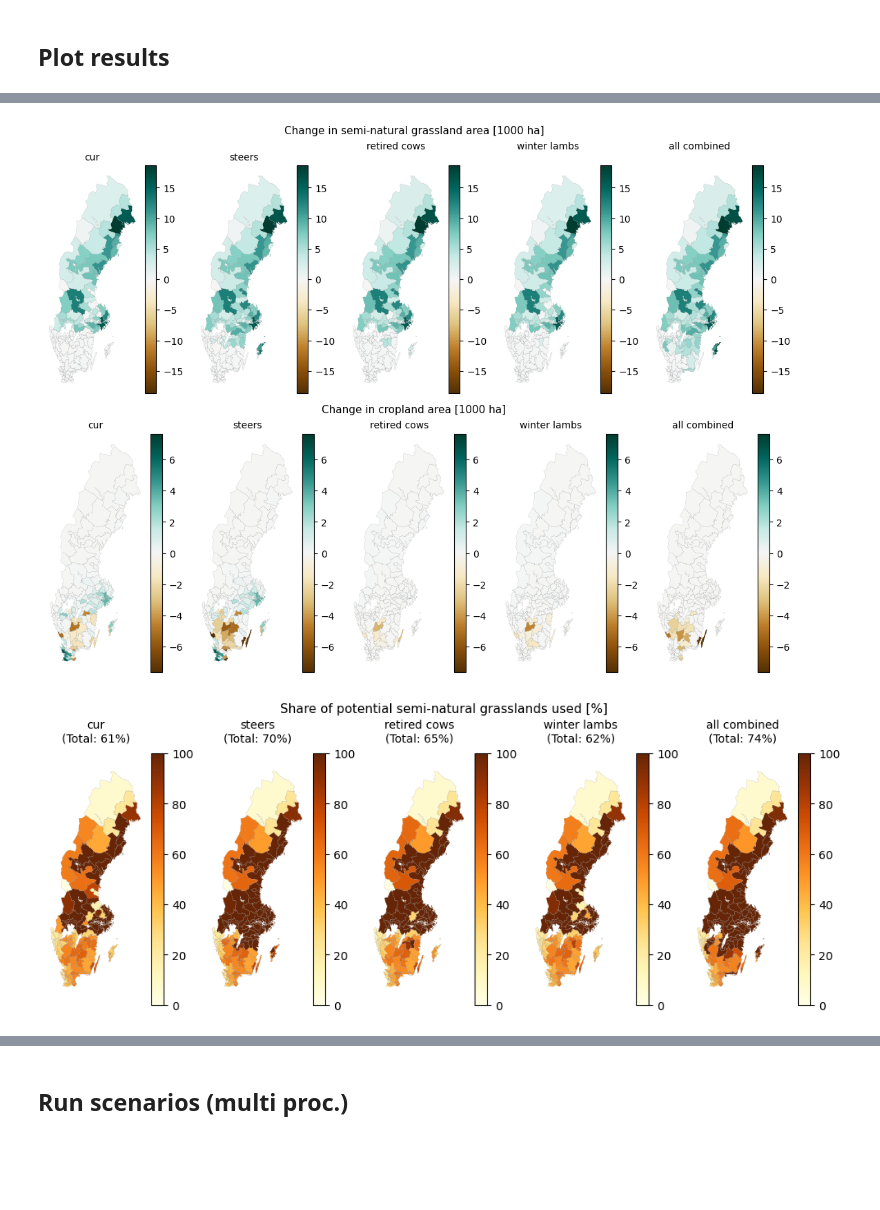
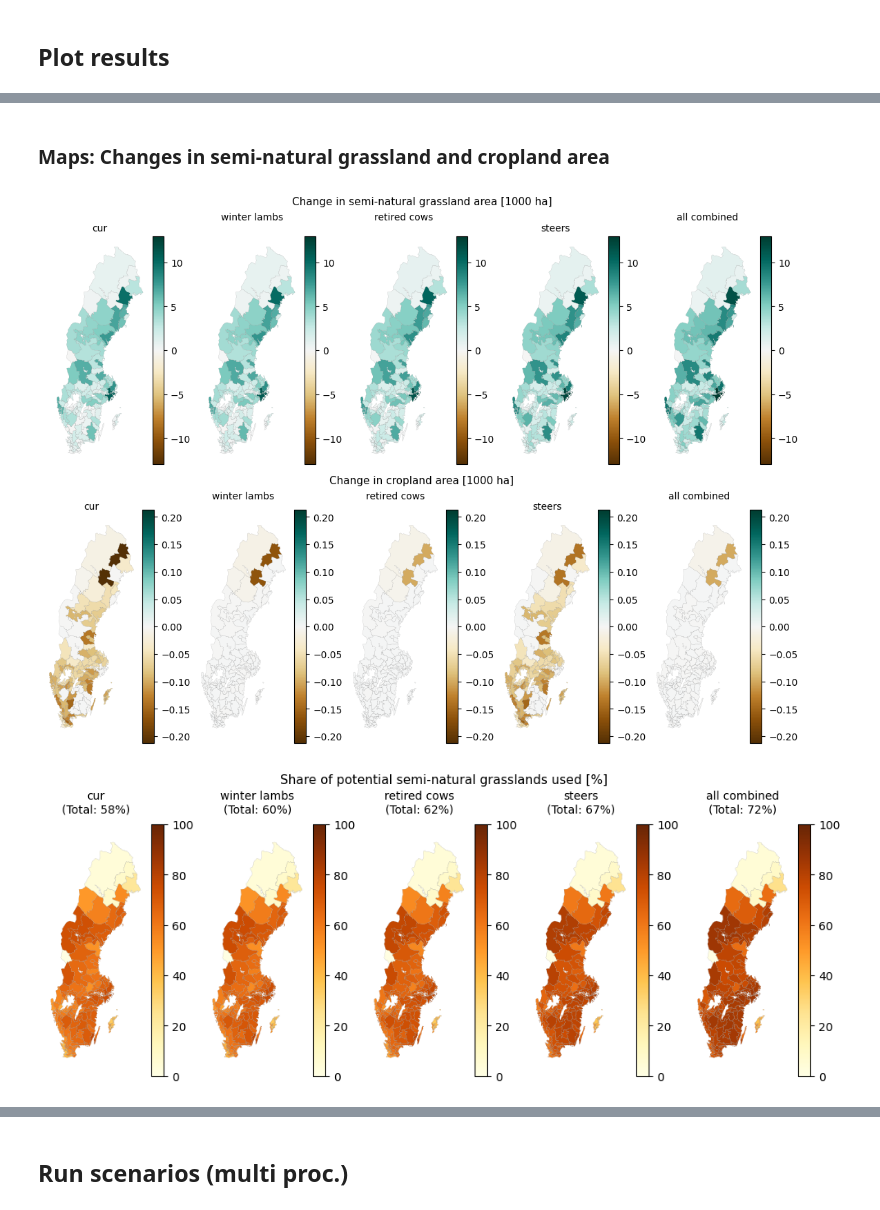
Before and after one commit to karlssonjo/seminatgrass, a Jupyter notebook: CIBUSmod_run.ipynb, the cells around one changed output, grey strips where cells are left out. Drawn from its saved outputs; the diff is of its cells as text; code cells hidden in the pictures; blank space fills up the shorter version.

```diff
--- a/CIBUSmod_run.ipynb
+++ b/CIBUSmod_run.ipynb
@@ -108,7 +108,7 @@ map_style_div = {
 }
 
 # Get final iteration of each scenario
-scn_final = [(scn, '110' if '110' in years else '0') for scn, years in session.scenarios('has output').items()]
+scn_final = [(scn, '100' if '100' in years else '0') for scn, years in session.scenarios('has output').items()]
 
 rename_years = {
     '0' : '',
@@ -439,0 +352,28 @@ Name: Ley for grazing, dtype: float64
+# %%
+import matplotlib
+
+a0 = session.get_attr('r','x0_crops',{'crop':'land_use', 'region':None}).loc[('baseline','0'), 'semi-natural grasslands']/1000
+a1 = session.get_attr('r','x0_crops',{'crop':'land_use', 'region':None}).loc[('cur','100'), 'semi-natural grasslands']/1000
+y = (
+    (session.get_attr('c','harvest',{'crop':'land_use','region':None})
+    /session.get_attr('c','area',{'crop':'land_use','region':None}))
+    .loc[('baseline','0'),'semi-natural grasslands']
+)/1000
+
+fig, axs = plt.subplots(1,2, figsize=(5,3))
+ax = axs[0]
+cm.plot.map_from_series(a1-a0, cmap='YlGnBu', norm=matplotlib.colors.LogNorm(vmin=1, vmax=50), legend=False, ax=ax)
+cbar = plt.colorbar(ax.collections[0], ax=ax)
+cbar.set_label('Potential semi-natural\ngrasslands [1000 ha]', fontsize=10)
+cbar.set_ticks([1,5,10,50])
+cbar.set_ticklabels(['1','5','10','50'])
+ax.axis('off')
+
+ax=axs[1]
+cm.plot.map_from_series(y, cmap='YlGnBu', ax=ax, legend=False)
+cbar = plt.colorbar(ax.collections[0], ax=ax)
+cbar.set_label('Biomass yield [t DM/ha]', fontsize=10)
+ax.axis('off')
+
+plt.tight_layout
+plt.show()
@@ -440,3 +382,5 @@ Name: Ley for grazing, dtype: float64
+# %% [markdown]
+### Maps: Changes in semi-natural grassland and cropland area
 # %%
 plot_data = (
     session.get_attr('c','area',{'crop':'land_use', 'region':None})
@@ -446,58 +390,51 @@ plot_data = (
     .droplevel('year')
 )/1000
 
+scn_sorted = plot_data.sum(axis=1).sort_values().index
 
 n_scn = len(plot_data)
 lims = plot_data.T.abs().groupby('land_use').max().max(axis=1)
-
-# fig,axs = plot.subplots(plot_data.T.drop('greenhouse'),
-#                         size=(2.5,4), columns='scn', index='land_use', title_fontsize=11,
-#                         plot_fn=plot.map_from_series,
-#                         cmap_zero_midpoint=False, **map_style_div, vmax=8, vmin=-8)
-# for ax in axs.flatten():
-#     ax.axis('off')
-# plt.tight_layout()
-# plt.show()
 
 fig = plt.figure(layout='constrained', figsize=(2.2*n_scn, 8))
 subfigs = fig.subfigures(2, 1, wspace=0.07)
 
 # Semi-natural grasslands
 axs1 = subfigs[0].subplots(1,n_scn)
-for n, scn in enumerate(plot_data.index):
+for n, scn in enumerate(plot_data.sum(axis=1).sort_values().index):
     ax = axs1[n]
     cm.plot.map_from_series(
         plot_data.loc[scn,'semi-natural grasslands'],
         ax = ax,
         vmin=-lims.loc['semi-natural grasslands'],
         # cmap_zero_midpoint='shrink',
         vmax=lims.loc['semi-natural grasslands'],
         **map_style_div
     )
     ax.set_title(scn, size=10)
     ax.axis('off')
 subfigs[0].suptitle('Change in semi-natural grassland area [1000 ha]', size=11)
 
 # Cropland
 axs2 = subfigs[1].subplots(1,n_scn)
 # fig, axs = plt.subplots(1,n_scn, figsize=(2.2*n_scn,4))
-for n, scn in enumerate(plot_data.index):
+for n, scn in enumerate(plot_data.sum(axis=1).sort_values().index):
     ax = axs2[n]
     cm.plot.map_from_series(
         plot_data.loc[scn,'cropland'],
         ax = ax,
         vmin=-lims.loc['cropland'],
         # cmap_zero_midpoint='shrink',
         vmax=lims.loc['cropland'],
         **map_style_div
     )
     ax.set_title(scn, size=10)
     ax.axis('off')
 subfigs[1].suptitle('Change in cropland area [1000 ha]', size=11)
+
 # fig.tight_layout()
 plt.show()
 # %% [output]
-[figure, old version]
+[figure, new version]
 # %%
 sng_use = session.get_attr('c','area',{'crop':'land_use', 'region':None}).loc[scn_final,'semi-natural grasslands']
 sng_pot = session.get_attr('r','max_land_use',['land_use','region']).loc[scn_final,'semi-natural grasslands']
@@ -508,9 +445,10 @@ plot_data = (
     .drop('baseline', level='scn')
     .droplevel('year')
 ) * 100
+scn_sorted = plot_data.sum(axis=1).sort_values().index
 
 fig, axs = plt.subplots(1,len(plot_data), figsize=(10,4))
-for n, scn in enumerate(plot_data.index):
+for n, scn in enumerate(scn_sorted):
     ax = axs[n]
     cm.plot.map_from_series(
         plot_data.loc[scn],
@@ -525,4 +463,4 @@ fig.suptitle('Share of potential semi-natural grasslands used [%]', size=11)
 plt.tight_layout()
 plt.show()
 # %% [output]
-[figure, old version]
+[figure, new version]
```
Also changed, not shown: parts of 22 cells of this notebook, 1 other file.
